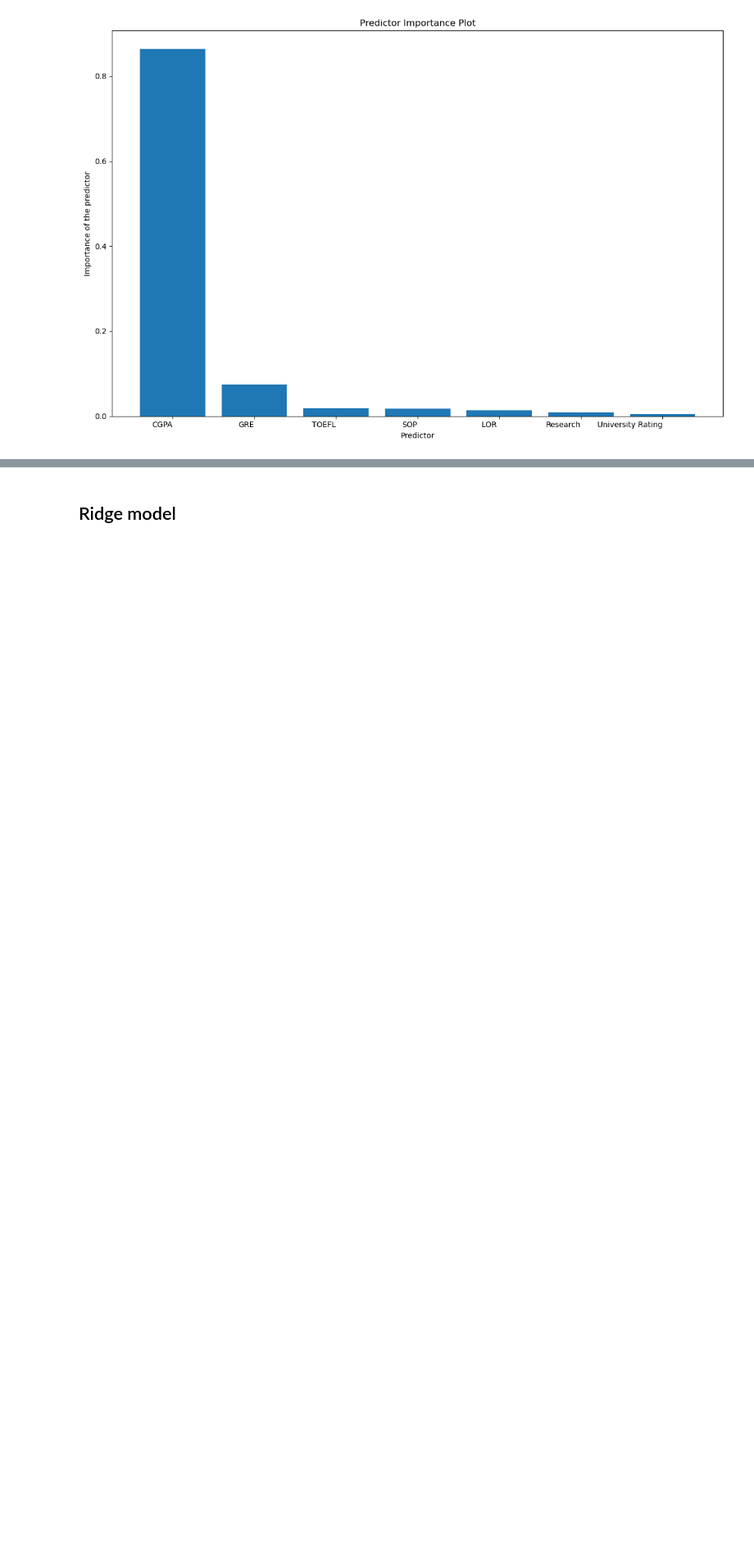
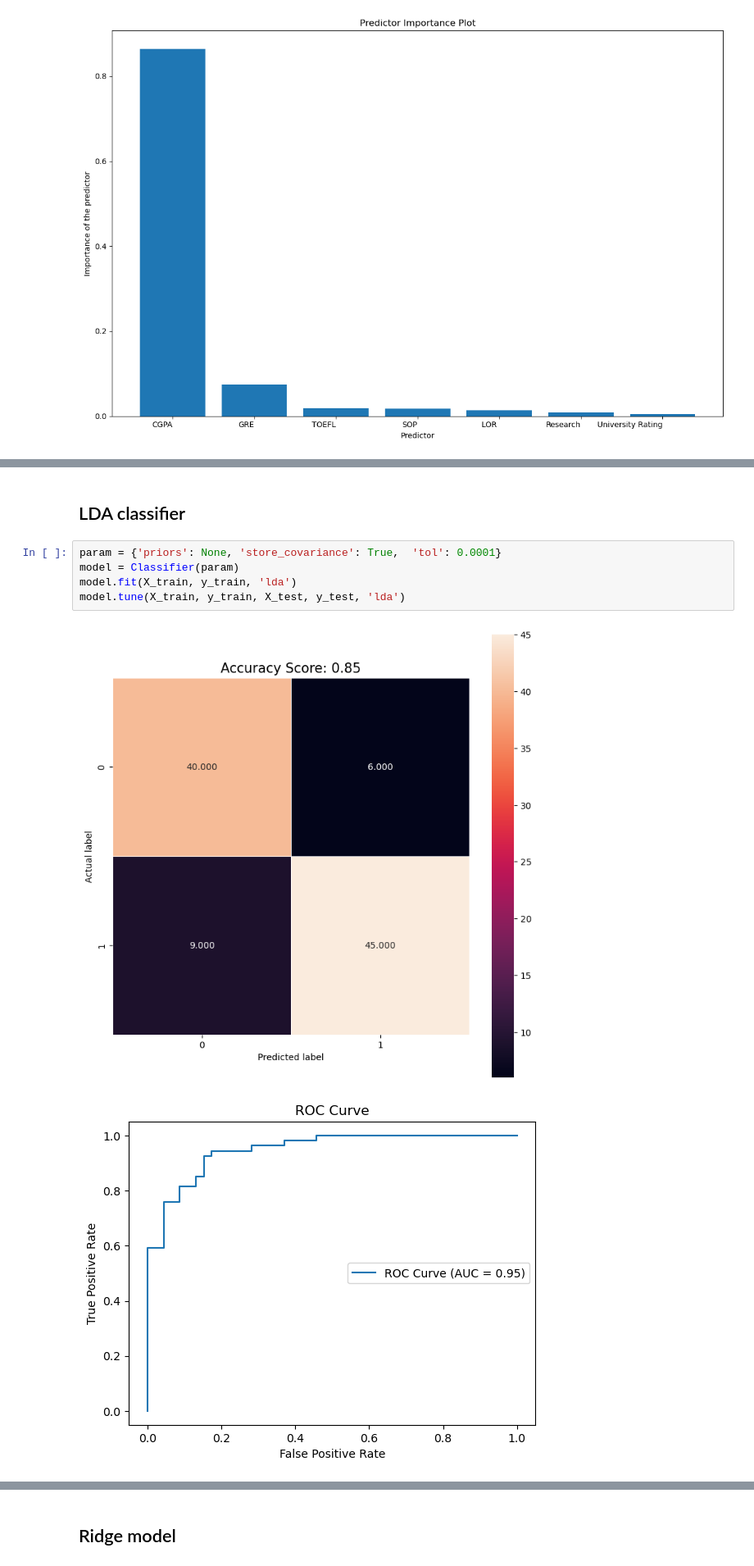
Before and after one commit to anly512/5300-project-group-26, a Jupyter notebook: code.ipynb, the cells around one changed output, grey strips where cells are left out. Shown at 82% size. Saved outputs shown, nothing was run; the diff lists cells and outputs as text; blank space fills up the shorter version.

```diff
--- a/code.ipynb
+++ b/code.ipynb
@@ -250,0 +403,10 @@ The R-squared score and the mean squared error of this model are:
+# %% [markdown]
+## LDA classifier
+# %%
+param = {'priors': None, 'store_covariance': True,  'tol': 0.0001}
+model = Classifier(param)
+model.fit(X_train, y_train, 'lda')
+model.tune(X_train, y_train, X_test, y_test, 'lda')
+# %% [output]
+[figure, added]
+[figure, added]
```
Also changed, not shown: parts of 16 cells of this notebook.
